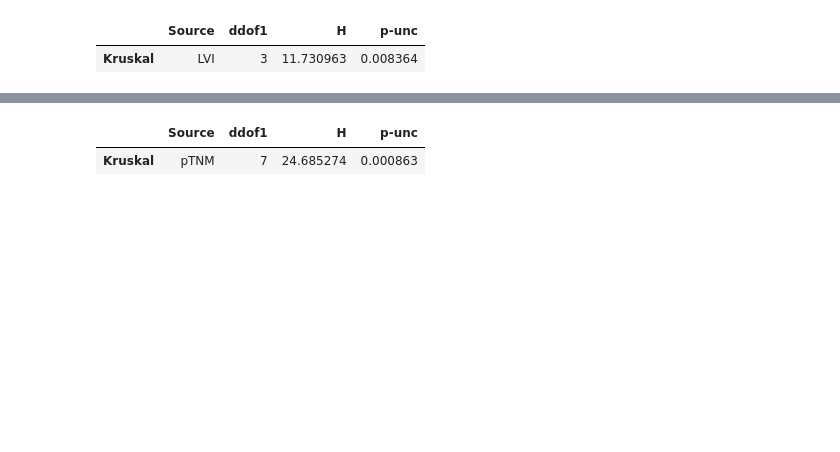
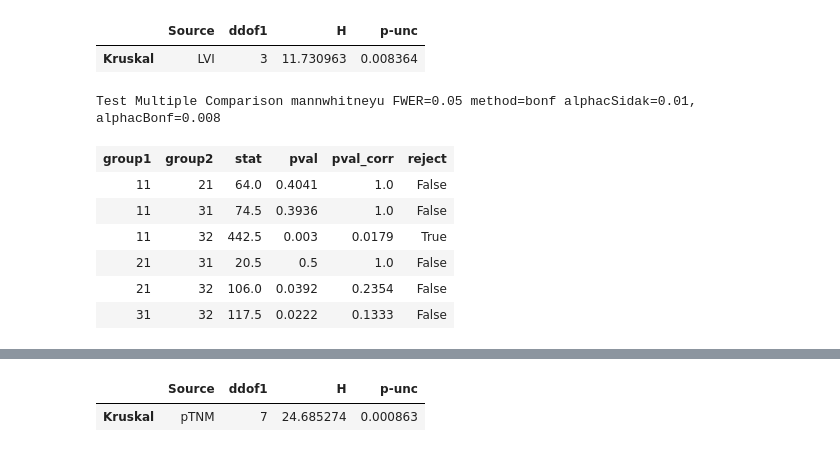
Before and after one commit to ark1st/-Arduino-for-IoT, a Jupyter notebook: NIPA/NIPA.ipynb, the cells around one changed output, grey strips where cells are left out. Cells and saved outputs as stored; diff of their text form; code cells hidden in the pictures; blank space fills up the shorter version.

```diff
--- a/NIPA/NIPA.ipynb
+++ b/NIPA/NIPA.ipynb
@@ -199,8 +231,26 @@ kruskal(data=pT, dv='OS', between='pT')
 # %%
 #림프관/혈관 침윤
 LVI =  df[['LVI', 'OS']]
+LVI = LVI.dropna()
 LVI['OS'] = pT['OS'].astype(int)
 kruskal(data=LVI, dv='OS', between='LVI')
 # %% [output]
 |  | Source | ddof1 | H | p-unc |
 | Kruskal | LVI | 3 | 11.730963 | 0.008364 |
+# %%
+from scipy.stats import mannwhitneyu
+from statsmodels.sandbox.stats.multicomp import MultiComparison
+
+comp = MultiComparison(LVI['OS'], LVI['LVI'])
+
+result = comp.allpairtest(mannwhitneyu, method='bonf')
+result[0]
+# %% [output]
+Test Multiple Comparison mannwhitneyu FWER=0.05 method=bonf alphacSidak=0.01, alphacBonf=0.008
+| group1 | group2 | stat | pval | pval_corr | reject |
+| 11 | 21 | 64.0 | 0.4041 | 1.0 | False |
+| 11 | 31 | 74.5 | 0.3936 | 1.0 | False |
+| 11 | 32 | 442.5 | 0.003 | 0.0179 | True |
+| 21 | 31 | 20.5 | 0.5 | 1.0 | False |
+| 21 | 32 | 106.0 | 0.0392 | 0.2354 | False |
+| 31 | 32 | 117.5 | 0.0222 | 0.1333 | False |
```
Also changed, not shown: parts of 16 cells of this notebook.
